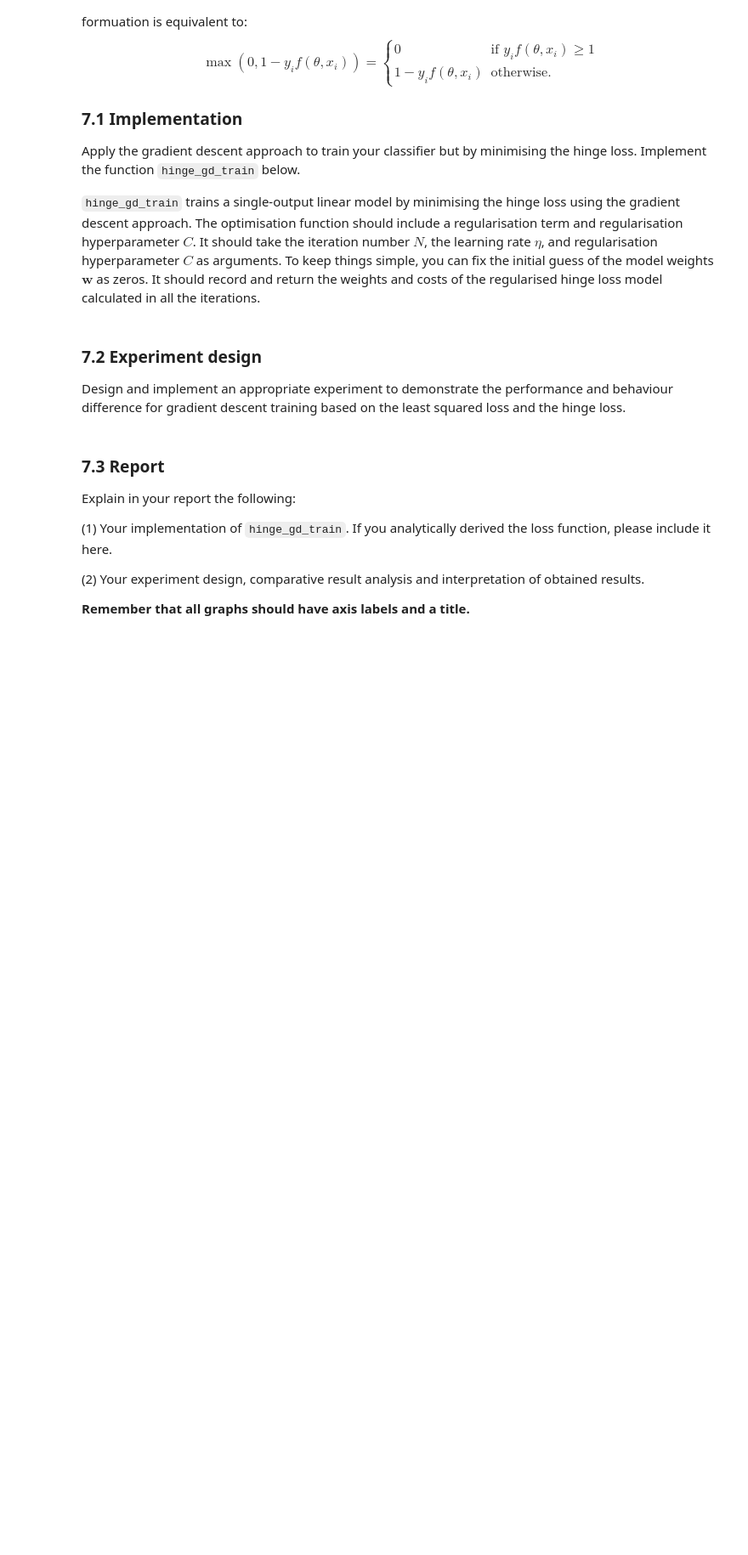
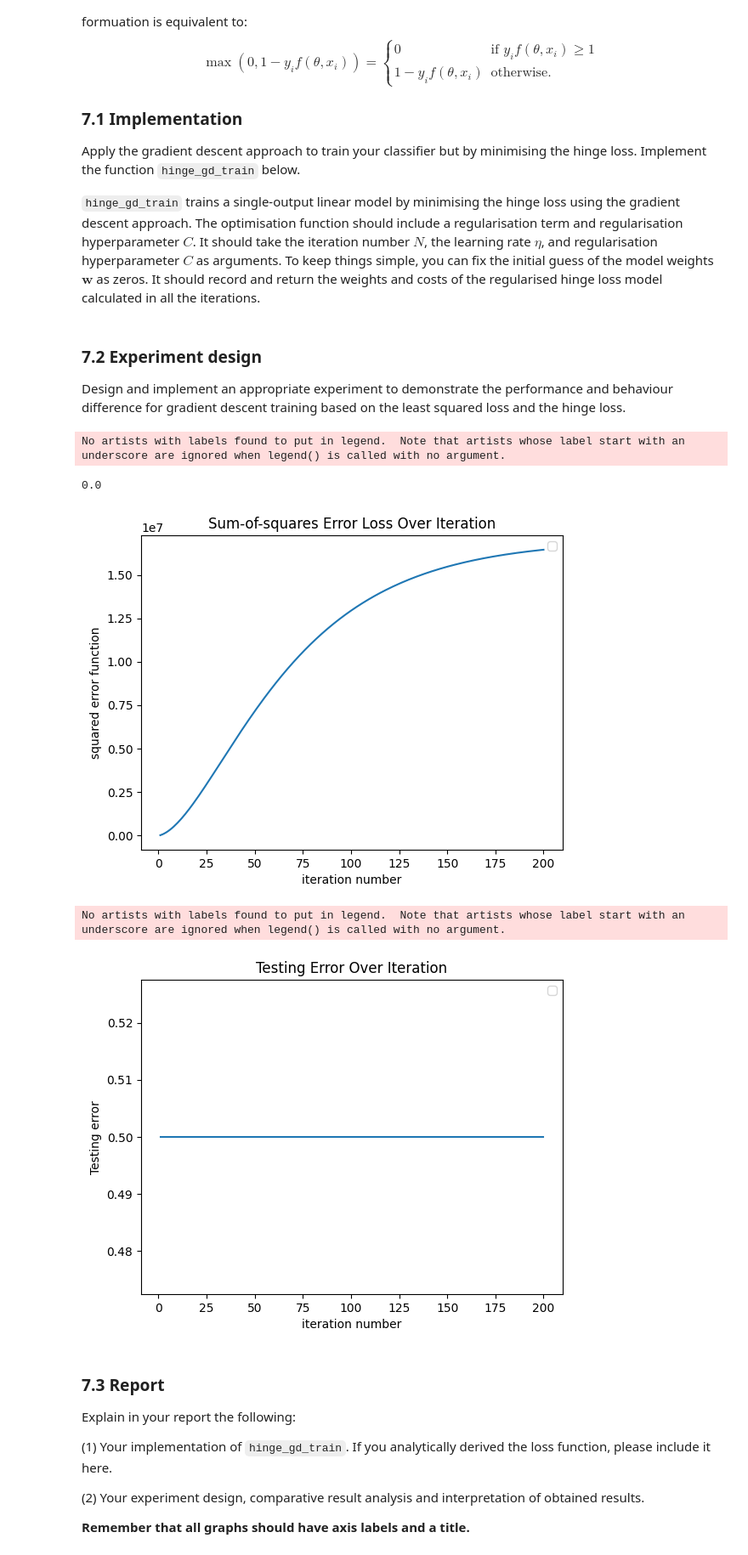
Before and after one commit to Ray7788/MachineLearning, a Jupyter notebook: Lab3_S/24112-Lab2-S-Practice2.ipynb, the cells around one changed output. Shown at 85% size. Saved outputs shown, nothing was run; the diff lists cells and outputs as text; code cells hidden in the pictures; blank space fills up the shorter version.

```diff
--- a/Lab3_S/24112-Lab2-S-Practice2.ipynb
+++ b/Lab3_S/24112-Lab2-S-Practice2.ipynb
@@ -845,3 +875,36 @@ Design and implement an appropriate experiment to demonstrate the performance an
+# %%
+learning_rate = 10**(-3)
+loop = 200
+cost_all, w_all = hinge_gd_train(tr_data2, tr_label2, learning_rate, loop, 10)
+
+# The change of your sum-of-squares error loss that you minimise (1st graph)
+datum = np.arange(1, 201, 1)
+plt.plot(datum, cost_all,label='')
+plt.xlabel('iteration number')
+plt.ylabel('squared error function')
+plt.title('Sum-of-squares Error Loss Over Iteration')
+plt.legend()
+plt.show()
+
+# the change of the classification accuracy for training samples over iterations (2rd graph)
+errorListSgdTest = []
+for i in w_all:
+    error = predictsgd(i, te_data2, te_label2)
+    errorListSgdTest.append(error)
+
+datum = np.arange(1, 201, 1)
+plt.plot(datum, errorListSgdTest,label='')
+plt.xlabel('iteration number')
+plt.ylabel('Testing error')
+plt.title('Testing Error Over Iteration')
+plt.legend()
+plt.show()
+# %% [output]
+No artists with labels found to put in legend.  Note that artists whose label start with an underscore are ignored when legend() is called with no argument.
+0.0
+[figure, added]
+No artists with labels found to put in legend.  Note that artists whose label start with an underscore are ignored when legend() is called with no argument.
+[figure, added]
 # %% [markdown]
 ### 7.3 Report
 
```
Also changed, not shown: parts of 17 cells of this notebook.
